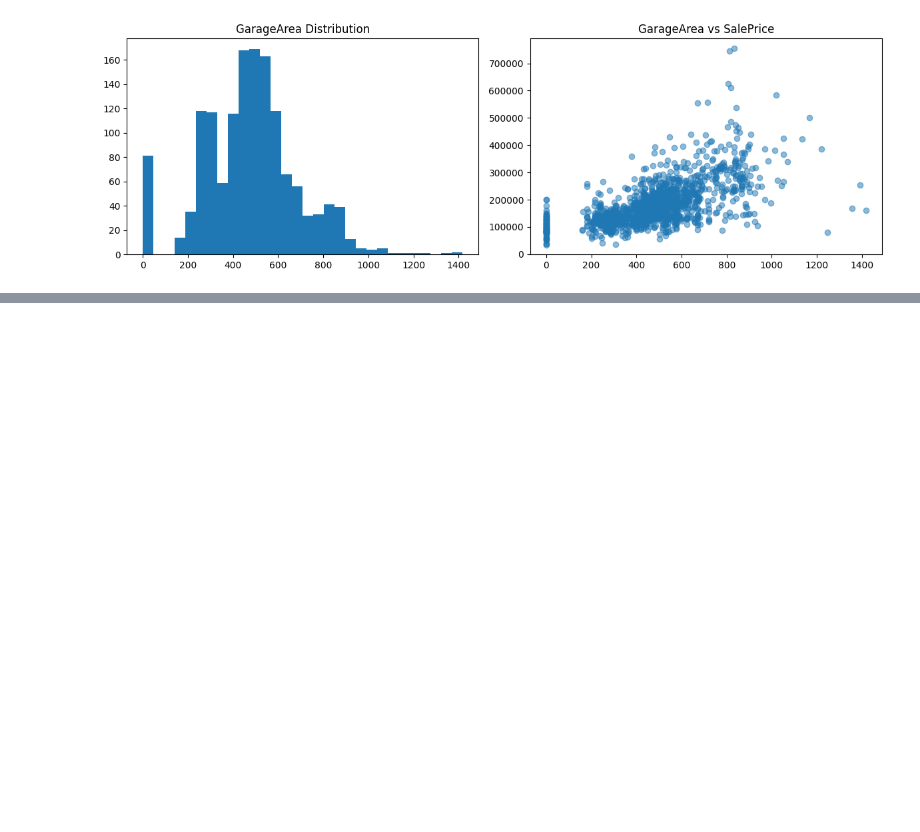
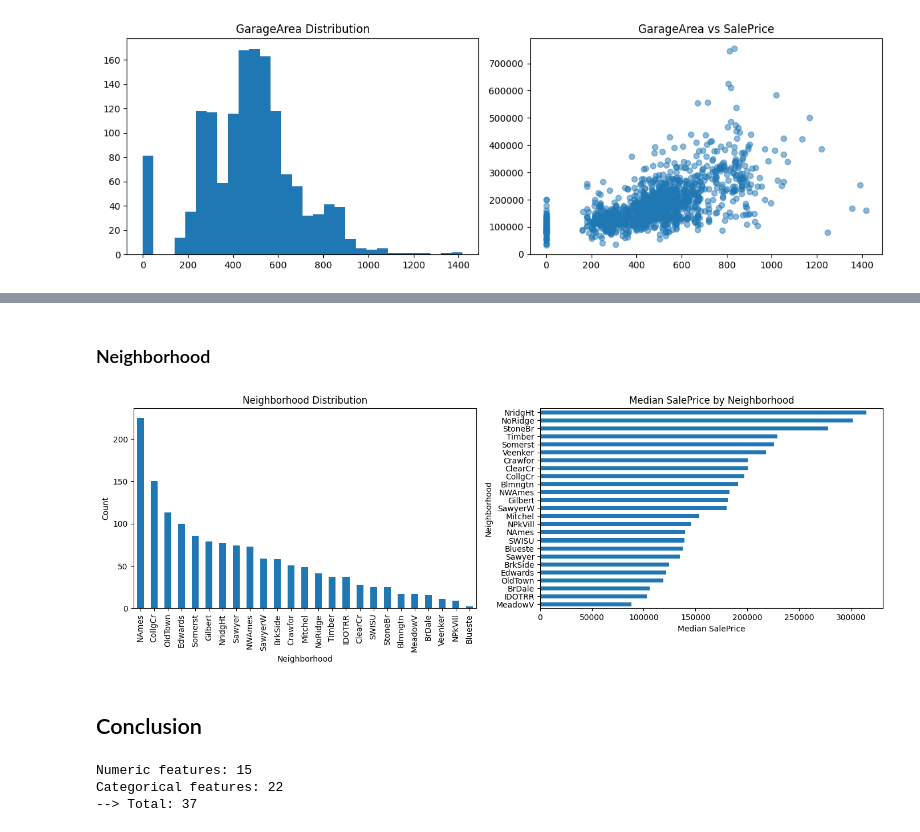
Before and after one commit to nh-adorie/adorie-data-projects, a Jupyter notebook: house-prices/01_eda_features_engineering.ipynb, the cells around one changed output, grey strips where cells are left out. Cells and saved outputs as stored; diff of their text form; code cells hidden in the pictures; blank space fills up the shorter version.

```diff
--- a/house-prices/01_eda_features_engineering.ipynb
+++ b/house-prices/01_eda_features_engineering.ipynb
@@ -277,3 +355,22 @@ def hist_and_scatter(df, col, target):
+# %%
+# Create function to draw chart for CATEGORICAL VARIABLES
+def bar_chart(df, col, target):
+    fig, axs = plt.subplots(1, 2, figsize=(14, 5))
+
+    # Distribution
+    df[col].value_counts().plot(kind='bar', ax=axs[0])
+    axs[0].set_title(f'{col} Distribution')
+    axs[0].set_xlabel(col)
+    axs[0].set_ylabel('Count')
+
+    # Median Price by category
+    df.groupby(col)[target].median().sort_values().plot(kind='barh', ax=axs[1])
+    axs[1].set_title(f'Median {target} by {col}')
+    axs[1].set_xlabel(f'Median {target}')
+    axs[1].set_ylabel(col)
+
+    plt.tight_layout()
+    plt.show()
 # %% [markdown]
 ### HouseAge
 # %%
@@ -384,0 +470,6 @@ file này không train model, chỉ chuẩn bị dữ liệu + tư duy.
+# %% [markdown]
+### Neighborhood
+# %%
+bar_chart(train_df, 'Neighborhood', 'SalePrice')
+# %% [output]
+[figure, added]
@@ -384,0 +480,16 @@ file này không train model, chỉ chuẩn bị dữ liệu + tư duy.
+# %% [markdown]
+## Conclusion
+# %%
+# Choose features to model
+
+important_numeric = corr_with_target[abs(corr_with_target) > 0.3].index.tolist()
+important_categorical = f_stats_df[f_stats_df['F-statistic'] > 20].index.tolist()
+final_features = important_numeric + important_categorical
+
+print(f"Numeric features: {len(important_numeric)}")
+print(f"Categorical features: {len(important_categorical)}")
+print(f"--> Total: {len(final_features)}")
+# %% [output]
+Numeric features: 15
+Categorical features: 22
+--> Total: 37
```
Also changed, not shown: parts of 17 cells of this notebook.
